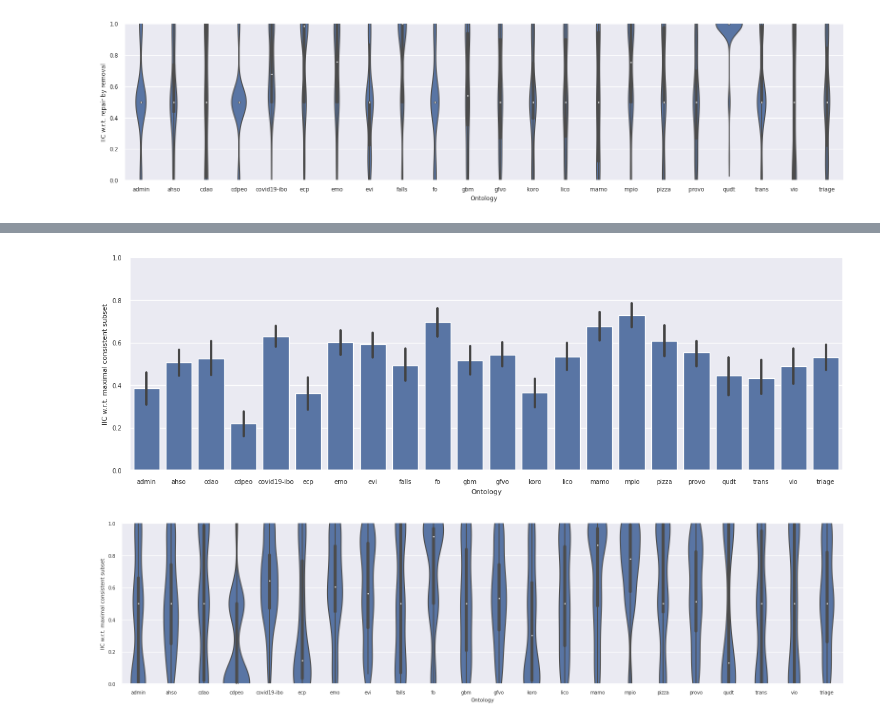
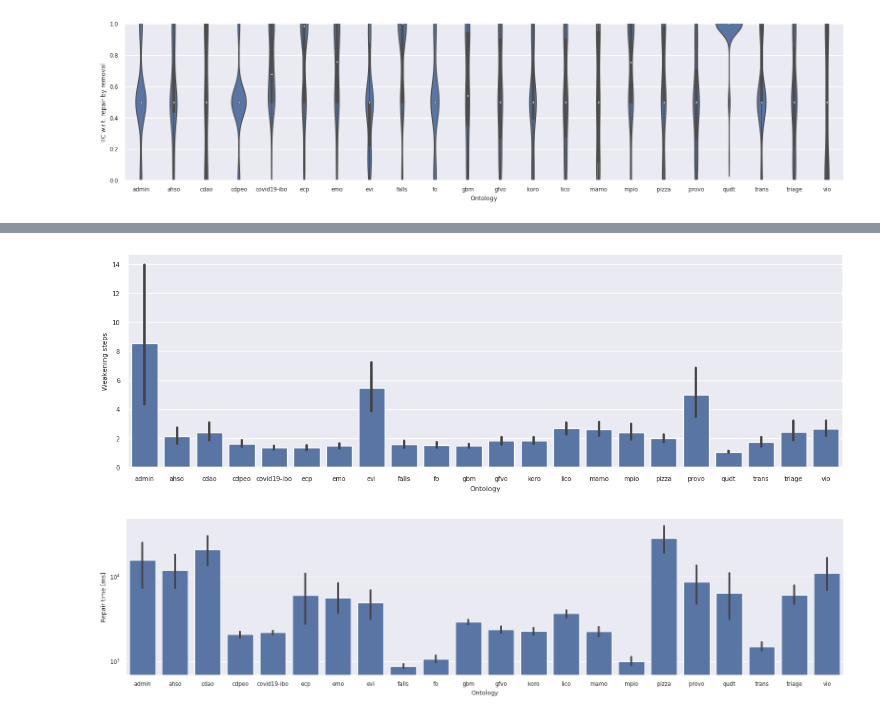
Before and after one commit to rolandbernard/paper-axiom-weakening, a Jupyter notebook: experiments/scripts/explore.ipynb, the cells around one changed output, grey strips where cells are left out. Saved outputs shown, nothing was run; the diff lists cells and outputs as text; code cells hidden in the pictures.

```diff
--- a/experiments/scripts/explore.ipynb
+++ b/experiments/scripts/explore.ipynb
@@ -41,8 +42,10 @@ memory usage: 250.9+ KB
 | max | 3131.000000 | 143.000000 | 282936.000000 | 112949.000000 | 1.000000 | 1.000000 | 13386.000000 | 13822.000000 | 13591.000000 |
 # %%
 repair_data['Ontology'] = repair_data['ontology']
-repair_data['Has failed'] = repair_data['failed'].map({True: 'Yes', False: 'No'})
-repair_data['Has failed weakening'] = repair_data['failed_repair'].map({True: 'Yes', False: 'No'})
+repair_data['Has failed'] = repair_data['failed'].map(
+    {True: 'Yes', False: 'No'})
+repair_data['Has failed weakening'] = repair_data['failed_repair'].map(
+    {True: 'Yes', False: 'No'})
 repair_data['Weakening steps'] = repair_data['steps']
 repair_data['Repair time [ms]'] = repair_data['time']
 repair_data['Reasoner calls'] = repair_data['calls']
@@ -102,14 +154,17 @@ plt.savefig('../../figures/iic-remove-ontology-bar.png', dpi=400)
 # %%
 sns.set(font_scale=0.65)
-sns.catplot(data=repair_data, kind='bar', x='Ontology', y='IIC w.r.t. maximal consistent subset', height=4, aspect=3, color='b')
-plt.ylim((0, 1))
-plt.savefig('../../figures/iic-mcs-ontology-bar.png', dpi=400)
+order = np.unique(repair_data['Ontology'])
+sns.catplot(data=repair_data, kind='bar', x='Ontology',
+            y='Weakening steps', height=4, aspect=3, color='b', order=order)
+plt.savefig('../../figures/steps-ontology-bar.png', dpi=400)
 # %% [output]
-[figure, old version]
+[figure, new version]
 # %%
-sns.set(font_scale=0.65)
-sns.catplot(data=repair_data, kind='violin', x='Ontology', y='IIC w.r.t. maximal consistent subset', height=4, aspect=4, color='b')
-plt.ylim((0, 1))
-plt.savefig('../../figures/iic-mcs-ontology-violin.png', dpi=400)
+sns.set(font_scale=0.75)
+order = np.unique(repair_data['Ontology'])
+sns.catplot(data=repair_data, kind='bar', x='Ontology',
+            y='Repair time [ms]', height=4, aspect=4, color='b', order=order)
+plt.yscale('log')
+plt.savefig('../../figures/time-ontology-bar.png', dpi=400)
 # %% [output]
-[figure, old version]
+[figure, new version]
```
Also changed, not shown: parts of 15 cells of this notebook, 10 other files.
